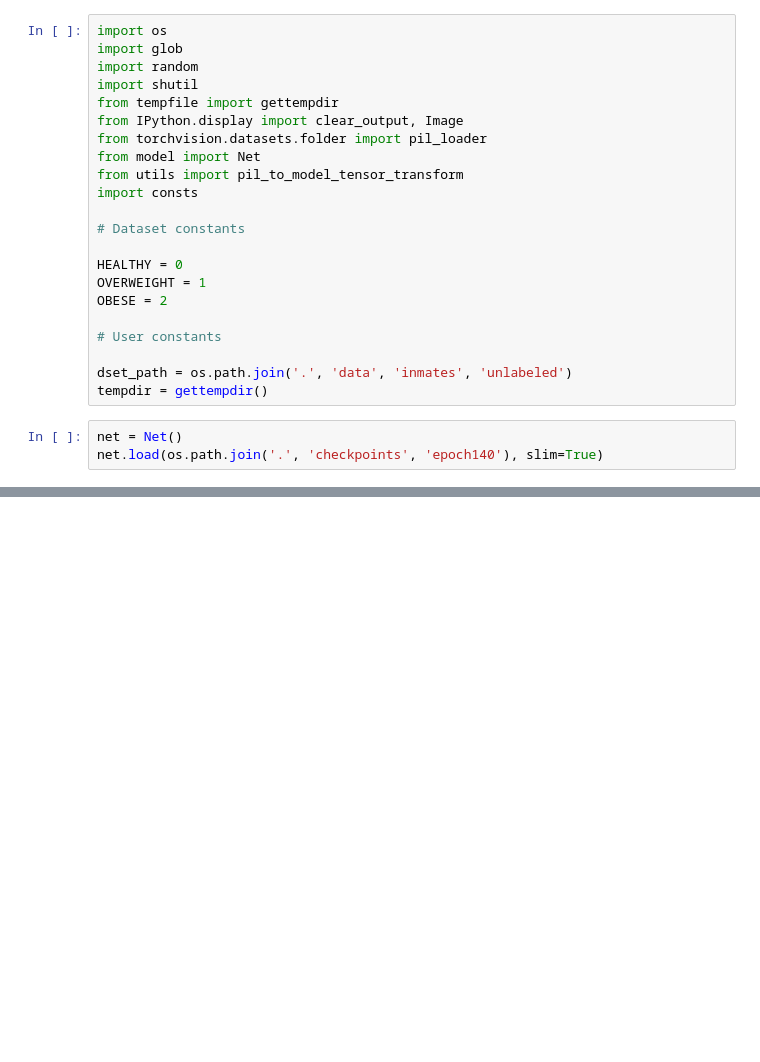
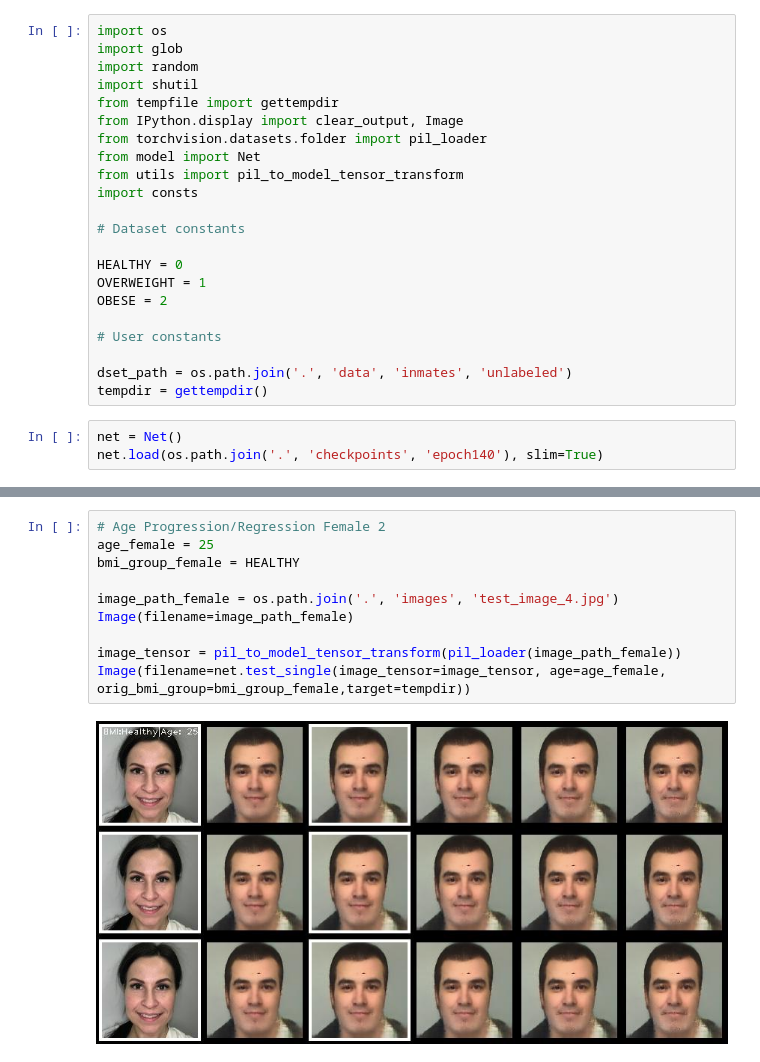
Before and after one commit to GordeiU/AgeBMIProgression, a Jupyter notebook: aging.ipynb, the cells around one changed output, grey strips where cells are left out. Saved outputs shown, nothing was run; the diff lists cells and outputs as text; blank space fills up the shorter version.

```diff
--- a/aging.ipynb
+++ b/aging.ipynb
@@ -26 +38,13 @@ net.load(os.path.join('.', 'checkpoints', 'epoch140'), slim=True)
+# %%
+# Age Progression/Regression Female 2
+age_female = 25
+bmi_group_female = HEALTHY
+
+image_path_female = os.path.join('.', 'images', 'test_image_4.jpg')
+Image(filename=image_path_female)
+
+image_tensor = pil_to_model_tensor_transform(pil_loader(image_path_female))
+Image(filename=net.test_single(image_tensor=image_tensor, age=age_female, orig_bmi_group=bmi_group_female,target=tempdir))
+# %% [output]
+[figure, added]
 # %%
```
Also changed, not shown: parts of 4 cells of this notebook.
